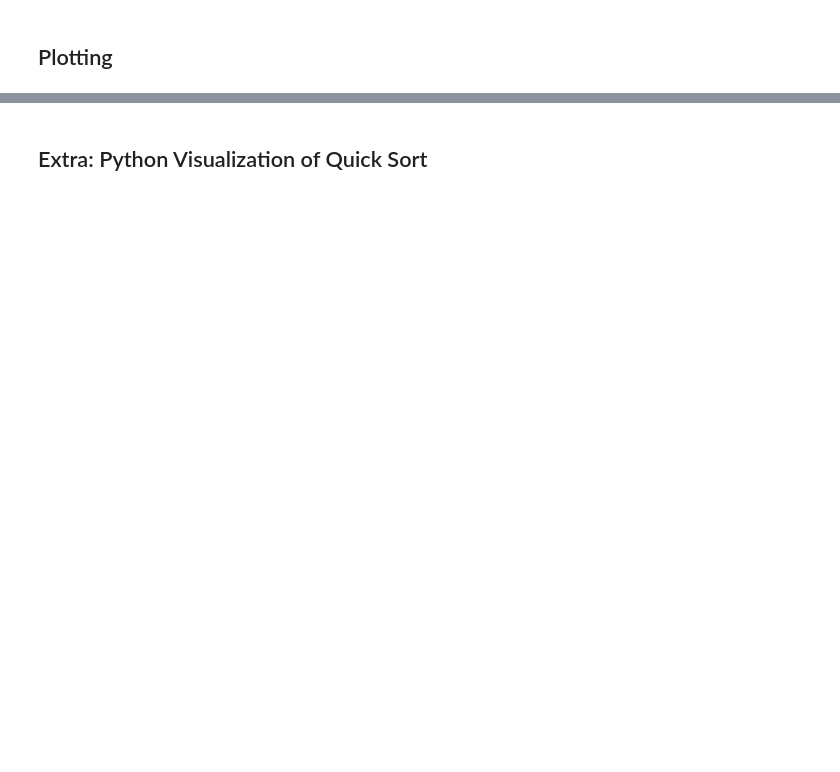
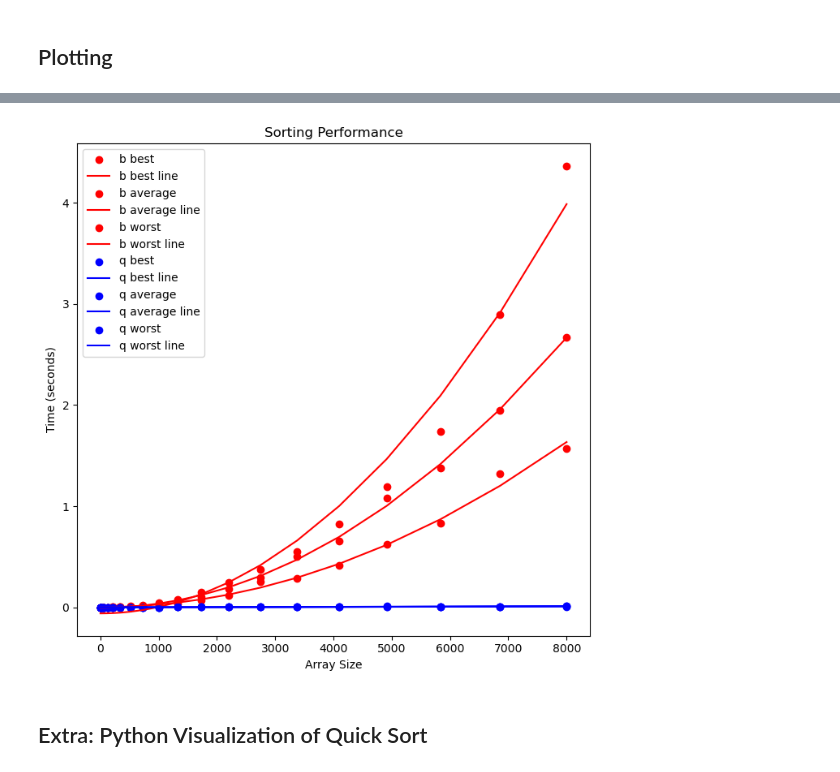
Before and after one commit to TheAgentP/ENSF338_35, a Jupyter notebook: ex2.ipynb, the cells around one changed output, grey strips where cells are left out. Saved outputs shown, nothing was run; the diff lists cells and outputs as text; code cells hidden in the pictures; blank space fills up the shorter version.

```diff
--- a/ex2.ipynb
+++ b/ex2.ipynb
@@ -266,3 +266,38 @@ plt.show()
+# %%
+import matplotlib.pyplot as plt
+
+fig, ax = plt.subplots(nrows=1, ncols=1, figsize= (7, 7))
+
+# Bubble Sort Plot
+ax.scatter(array_sizes, bubble_best_times, label='b best', color= 'red')
+ax.plot(array_sizes, nSquaredModel(np.array(array_sizes), *params_bubble_best), label='b best line', color='red')
+
+ax.scatter(array_sizes, bubble_average_times, label='b average', color= 'red')
+ax.plot(array_sizes, nSquaredModel(np.array(array_sizes), *params_bubble_average), label='b average line', color='red')
+
+ax.scatter(array_sizes, bubble_worst_times, label='b worst', color= 'red')
+ax.plot(array_sizes, nSquaredModel(np.array(array_sizes), *params_bubble_worst), label='b worst line', color='red')
+
+# Quick Sort Plot
+ax.scatter(array_sizes, quick_best_times, label='q best', color= 'blue')
+ax.plot(array_sizes, nlognModel(np.array(array_sizes), *params_quick_best), label='q best line', color='blue')
+
+ax.scatter(array_sizes, quick_average_times, label='q average', color= 'blue')
+ax.plot(array_sizes, nlognModel(np.array(array_sizes), *params_quick_average), label='q average line', color='blue')
+
+ax.scatter(array_sizes, quick_worst_times, label='q worst', color= 'blue')
+ax.plot(array_sizes, nSquaredModel(np.array(array_sizes), *params_quick_worst), label='q worst line', color='blue')
+
+ax.set_title('Sorting Performance')
+ax.set_xlabel("Array Size")
+ax.set_ylabel("Time (seconds)")
+
+ax.legend()
+
+plt.tight_layout()
+plt.show()
+# %% [output]
+[figure, added]
 # %% [markdown]
 ## Extra: Python Visualization of Quick Sort
 # %%
```
Also changed, not shown: parts of 15 cells of this notebook, 8 other files.
